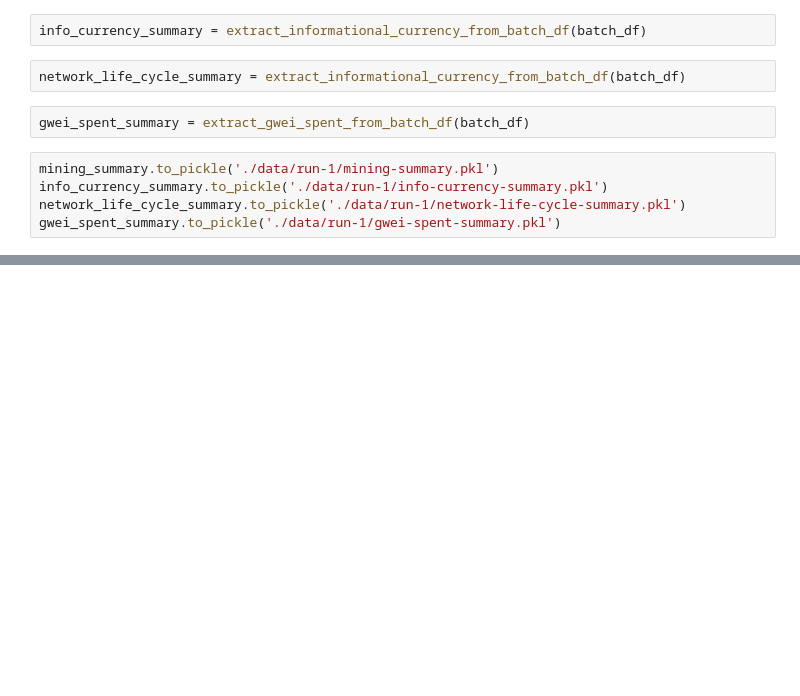
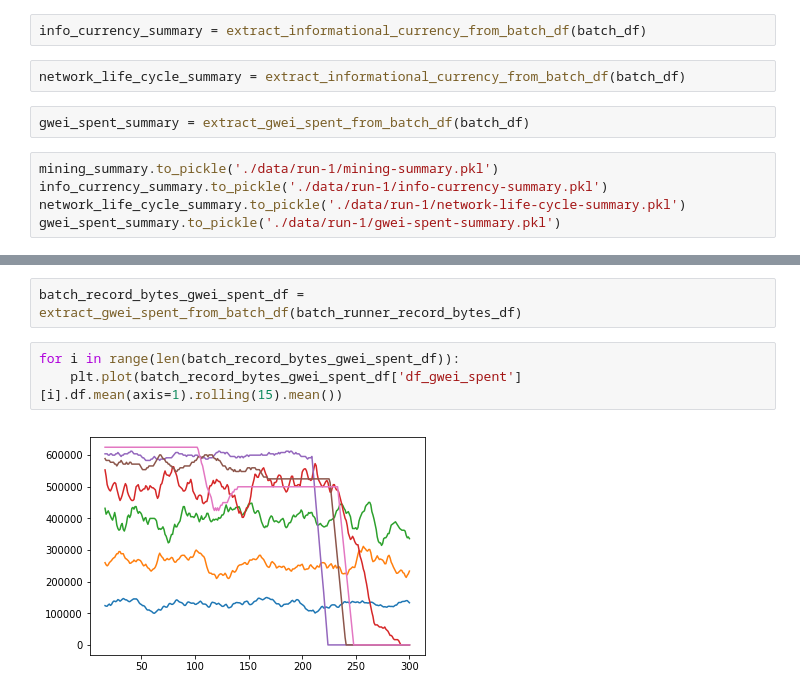
Before and after one commit to johnx25bd/ucl-dissertation, a Jupyter notebook: models/abm/in-development/connected_network/blockchain-model.ipynb, the cells around one changed output, grey strips where cells are left out. Cells and saved outputs as stored; diff of their text form; blank space fills up the shorter version.

```diff
--- a/models/abm/in-development/connected_network/blockchain-model.ipynb
+++ b/models/abm/in-development/connected_network/blockchain-model.ipynb
@@ -747,0 +670,7 @@ Name: mining_time, dtype: float64
+# %%
+batch_record_bytes_gwei_spent_df = extract_gwei_spent_from_batch_df(batch_runner_record_bytes_df)
+# %%
+for i in range(len(batch_record_bytes_gwei_spent_df)):
+    plt.plot(batch_record_bytes_gwei_spent_df['df_gwei_spent'][i].df.mean(axis=1).rolling(15).mean())
+# %% [output]
+[figure, added]
```
Also changed, not shown: parts of 52 cells of this notebook.
